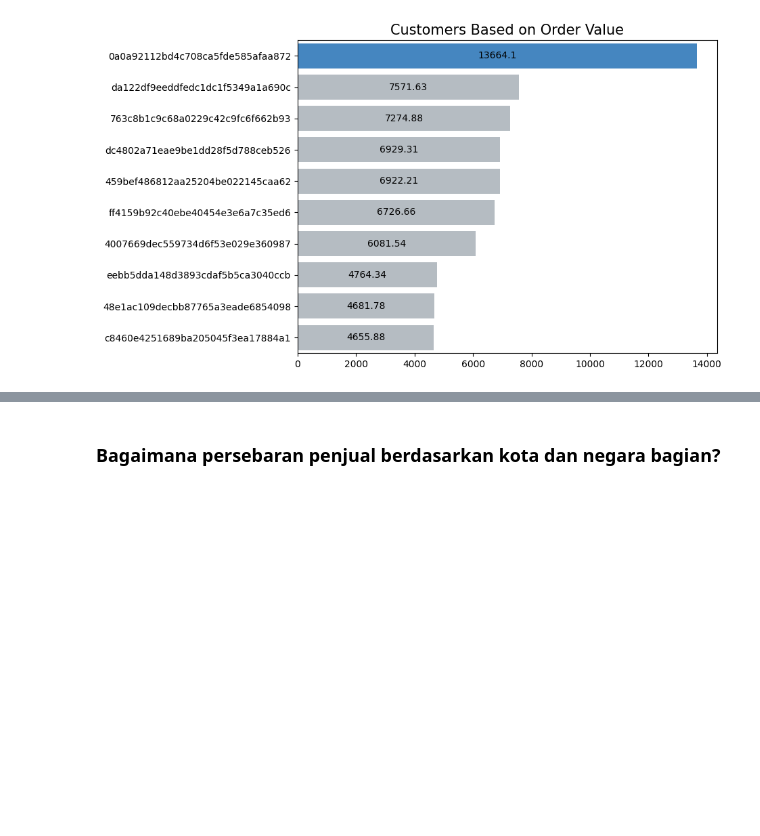
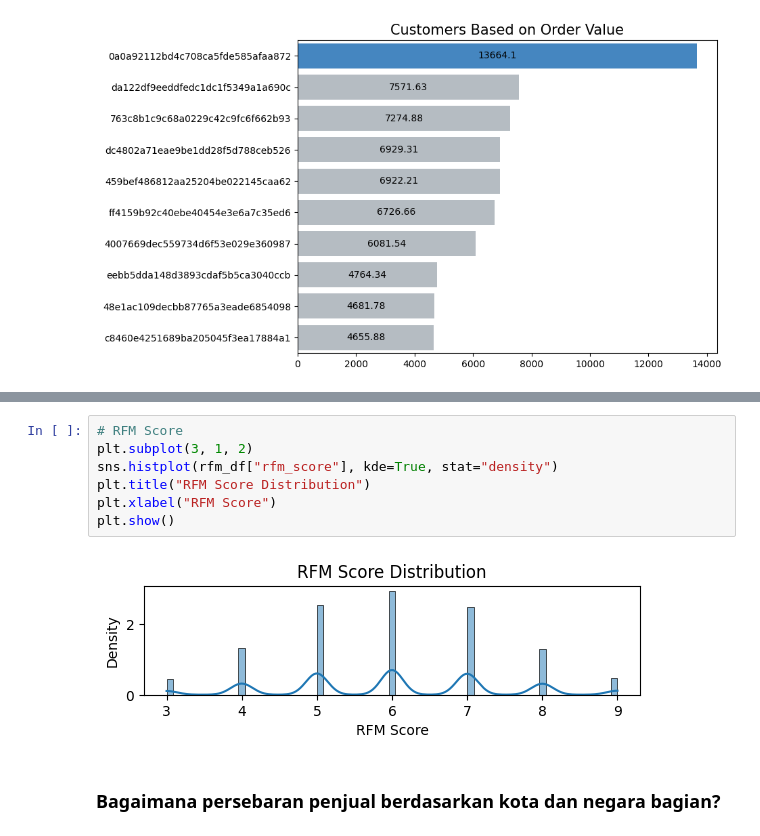
Before and after one commit to YehezkielSaragih/E-Commerce-Analysis, a Jupyter notebook: notebook.ipynb, the cells around one changed output, grey strips where cells are left out. Drawn from its saved outputs; the diff is of its cells as text; blank space fills up the shorter version.

```diff
--- a/notebook.ipynb
+++ b/notebook.ipynb
@@ -841,2 +932,11 @@ plt.show()
+# %%
+# RFM Score
+plt.subplot(3, 1, 2)
+sns.histplot(rfm_df["rfm_score"], kde=True, stat="density")
+plt.title("RFM Score Distribution")
+plt.xlabel("RFM Score")
+plt.show()
+# %% [output]
+[figure, added]
 # %% [markdown]
 ### Bagaimana persebaran penjual berdasarkan kota dan negara bagian?
```
Also changed, not shown: parts of 12 cells of this notebook, 1 other file.
